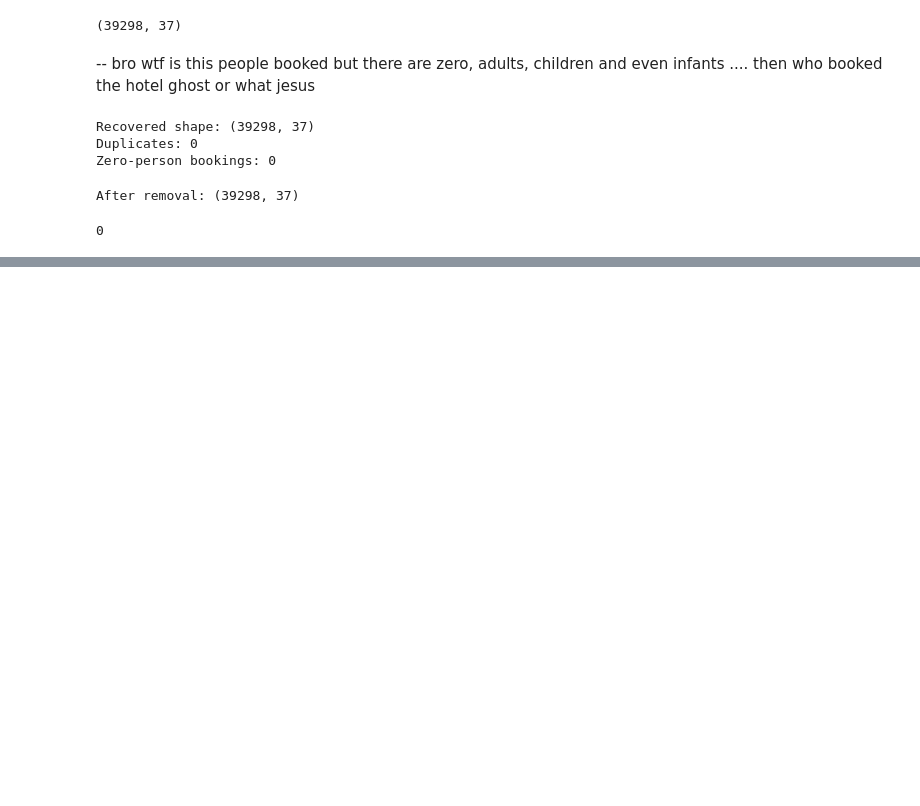
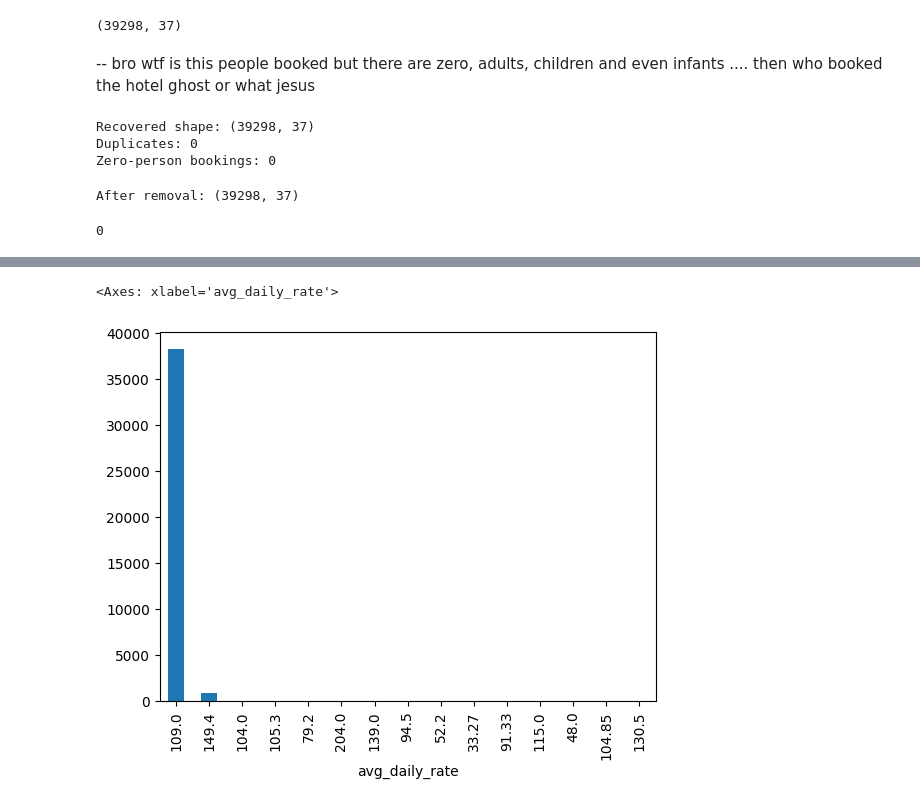
Before and after one commit to mokshithr530/bigdatacheck, a Jupyter notebook: dataset/machintest.ipynb, the cells around one changed output, grey strips where cells are left out. Drawn from its saved outputs; the diff is of its cells as text; code cells hidden in the pictures; blank space fills up the shorter version.

Commit message:
started investigation 5 checking relation ships

```diff
--- a/dataset/machintest.ipynb
+++ b/dataset/machintest.ipynb
@@ -751,0 +779,6 @@ print(
+# %%
+check1= dfcl.loc[dfcl["previous_cancellations"],"avg_daily_rate"].value_counts()
+check1.plot(kind='bar')
+# %% [output]
+<Axes: xlabel='avg_daily_rate'>
+[figure, added]
```
Also changed, not shown: parts of 3 cells of this notebook.
